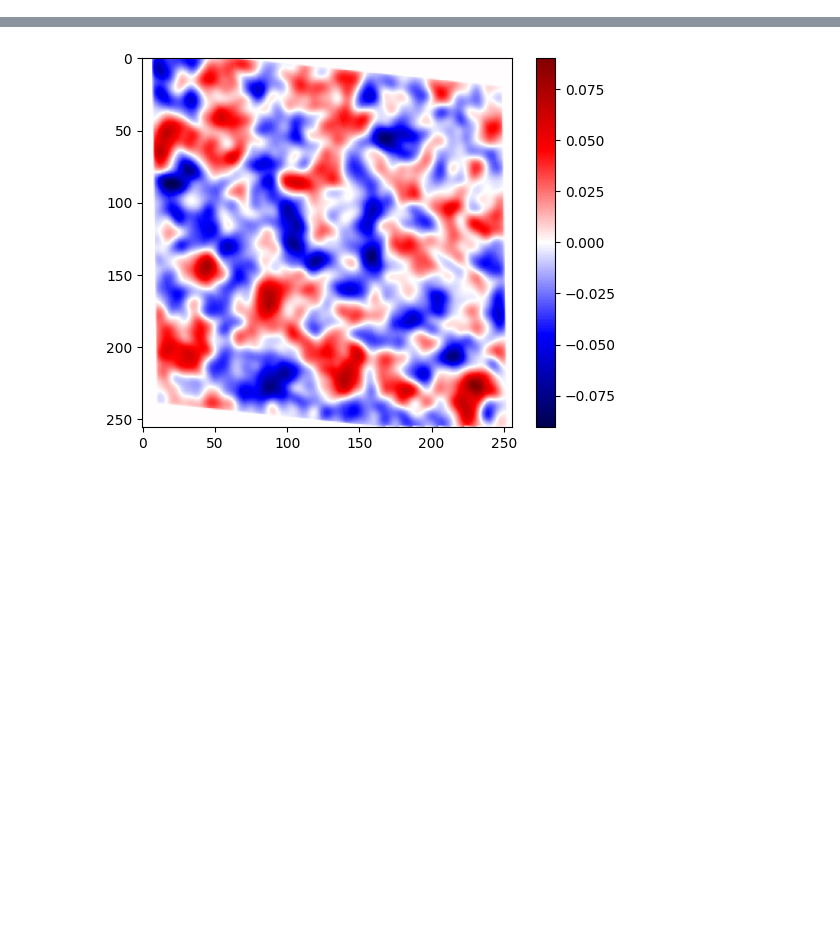
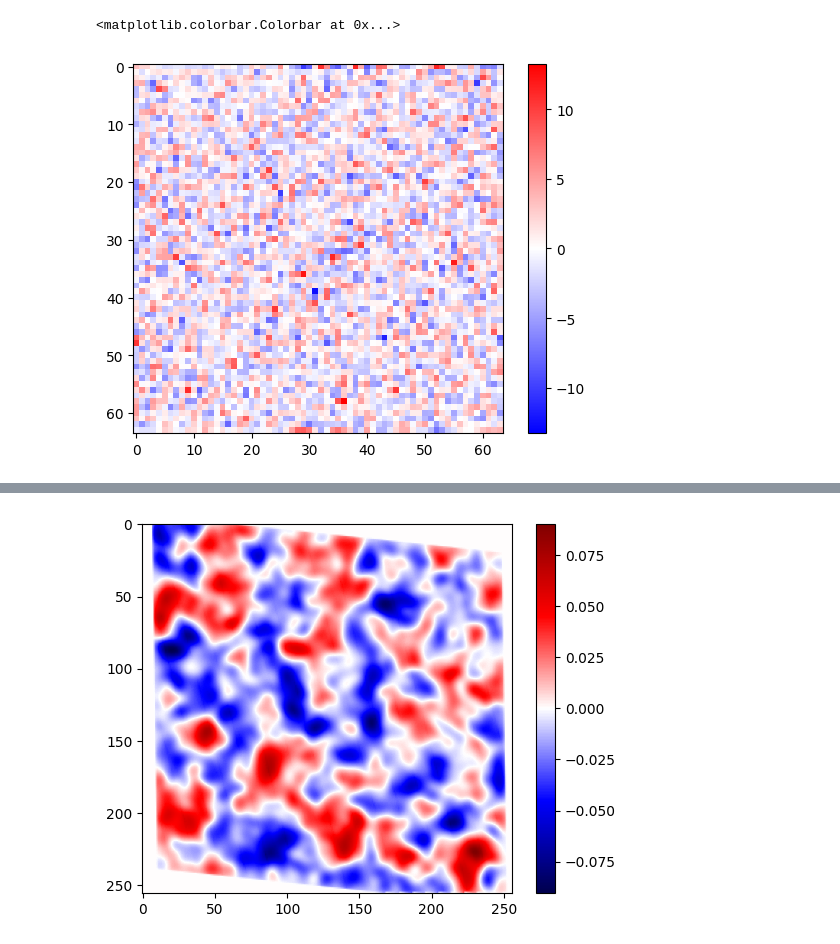
Before and after one commit to AlexandreAdam/DeblendingGalaxies, a Jupyter notebook: notebooks/kernel_slic.ipynb, the cells around one changed output, grey strips where cells are left out. Saved outputs shown, nothing was run; the diff lists cells and outputs as text; code cells hidden in the pictures; blank space fills up the shorter version.

```diff
--- a/notebooks/kernel_slic.ipynb
+++ b/notebooks/kernel_slic.ipynb
@@ -75,7 +95,9 @@ n_obs = 1
 # Make the forward model with one FLAT field target
 observations = torch.stack([torch.tensor(data[2+i].data.astype(np.float32)).to(DEVICE) for i in range(n_obs)], dim=0)[None] # [1, 4, ...], use channel for broadcasting
 wcs_list = [WCS(data[2+i].header, data) for i in range(n_obs)]
-psf_file = "/home/aadam/scratch/DeblendingGalaxies/data/F814w_WFC3UV_psf.fits"
+# psf_file = "/home/aadam/scratch/DeblendingGalaxies/data/F814w_WFC3UV_psf.fits"
+psf_file = "../data/F814w_WFC3UV_psf.fits"
+
 with fits.open(psf_file) as psf_data:
     psf = psf_data["PRIMARY"].data[None].astype(np.float32) # add the channel dimension, a single channel for now.
 forward_model = make_forward_model(
@@ -93,7 +126,7 @@ in_dim = [1, model_pixels, model_pixels]
 out_dim = [1, 64, 64]
 kernel = effective_kernel(forward_model, in_dim, out_dim, 0, model_pixels//2, model_pixels//2).view(1, 64, 64)
 # %%
-checkpoint_dir = "/home/aadam/scratch/DeblendingGalaxies/models/ncsnpp_vp_hst_noise_flat_field_psf_f814w_ssf1_230816214815"
+checkpoint_dir = "../models/ncsnpp_vp_hst_noise_flat_field_psf_f814w_ssf1_230816214815"
 
 
 model = KernelSLIC(in_dim, out_dim, forward_model, checkpoints_directory=checkpoint_dir)
@@ -105,7 +143,10 @@ plt.imshow(z.cpu().detach().squeeze())
 # %%
 t = torch.ones([1]).to(DEVICE)
-plt.imshow(model.score(t, z).cpu().detach().squeeze() * model.low_pass**(1/2), cmap="bwr", norm=plt.cm.colors.CenteredNorm())
+plt.imshow(model.score(t, z).cpu().detach().squeeze(), cmap="bwr", norm=plt.cm.colors.CenteredNorm())
 plt.colorbar()
+# %% [output]
+<matplotlib.colorbar.Colorbar at 0x...>
+[figure, added]
 # %%
 plt.imshow(model._transition_kernel_score(z).cpu().detach().squeeze(), cmap="bwr", norm=plt.cm.colors.CenteredNorm())
 plt.colorbar()
```
Also changed, not shown: parts of 7 cells of this notebook, 8 other files.
